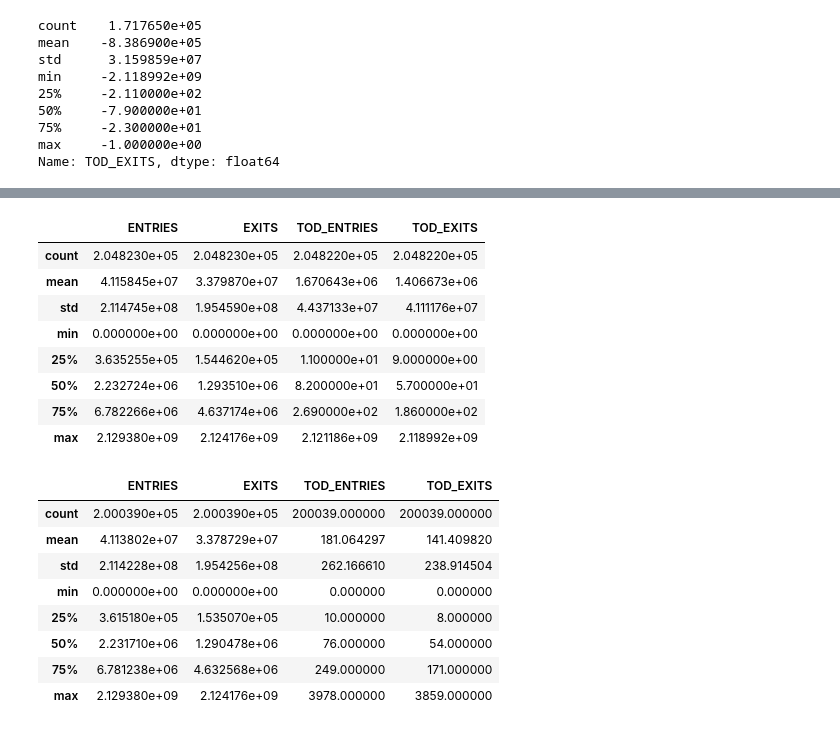
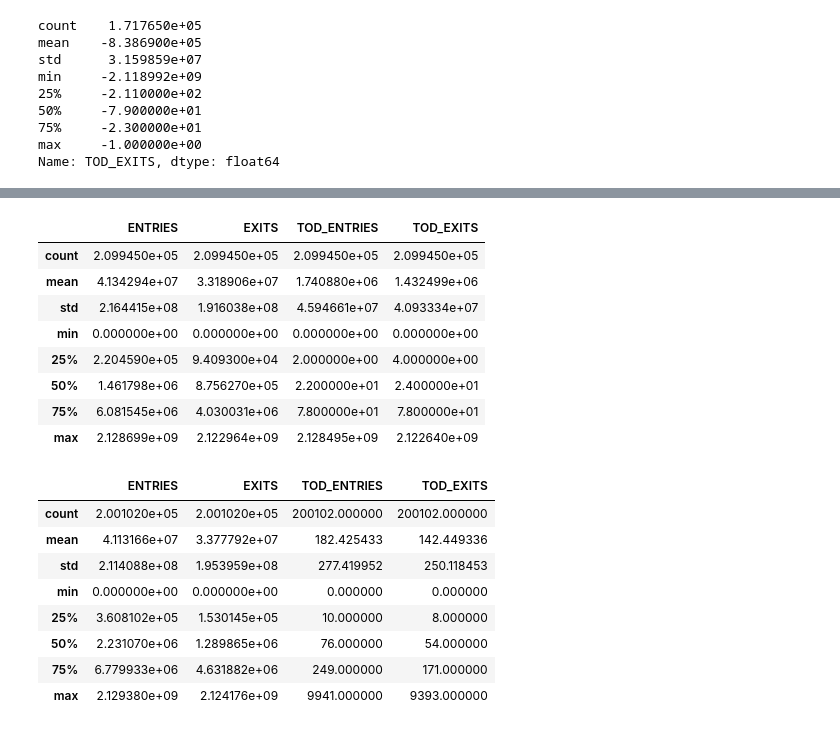
Before and after one commit to manveersadhal/MTA_EDA_project, a Jupyter notebook: Final/final_mta_project.ipynb, the cells around one changed output, grey strips where cells are left out. Drawn from its saved outputs; the diff is of its cells as text; code cells hidden in the pictures.

```diff
--- a/Final/final_mta_project.ipynb
+++ b/Final/final_mta_project.ipynb
@@ -36,7 +37,7 @@ csv_filename = f'mta_data_{week_nums[0]}_to_{week_nums[-1]}.csv'
 turnstiles_df.to_csv(csv_filename, header = False, index = False)
 # %%
 engine = create_engine("sqlite:///mta.db")
-all_data = pd.read_sql('SELECT * FROM mta_data;', engine)
+all_data = pd.read_sql('SELECT * FROM mta_data_2019;', engine)
 # %%
 #add a column with dtype datetime64 with combined date and time
 all_data['DATE_TIME'] = pd.to_datetime(all_data.DATE + " " + all_data.TIME,
@@ -507,6 +468,6 @@ turnstiles_hourly = all_data
 # %%
 #have to reduce date range to perform diff operations, smaller data set
 mask = (turnstiles_hourly['DATE_TIME'].dt.date >= datetime(2019, 4, 7).date()) & (turnstiles_hourly['DATE_TIME'].dt.date <= datetime(2019, 4, 13).date())
-turnstiles_hourly = turnstiles_hourly[mask]
+turnstiles_hourly = turnstiles_hourly[mask].copy()
 # %%
 turnstiles_hourly['TOD_ENTRIES'] = turnstiles_hourly['ENTRIES'].diff()
@@ -527,2 +496,2 @@ See the caveats in the documentation: https://pandas.pydata.org/pandas-docs/stab
 # %%
-turnstiles_hourly.dropna(how = 'any', axis = 0, inplace = False)
+turnstiles_hourly.dropna(how = 'any', axis = 0, inplace = True)
@@ -587,25 +537,25 @@ plt.hist(turnstiles_hourly[mask]['TOD_ENTRIES'], bins = np.arange(0, 5000, 100))
 turnstiles_hourly.describe()
 # %% [output]
 |  | ENTRIES | EXITS | TOD_ENTRIES | TOD_EXITS |
-| count | 2.048230e+05 | 2.048230e+05 | 2.048220e+05 | 2.048220e+05 |
-| mean | 4.115845e+07 | 3.379870e+07 | 1.670643e+06 | 1.406673e+06 |
-| std | 2.114745e+08 | 1.954590e+08 | 4.437133e+07 | 4.111176e+07 |
+| count | 2.099450e+05 | 2.099450e+05 | 2.099450e+05 | 2.099450e+05 |
+| mean | 4.134294e+07 | 3.318906e+07 | 1.740880e+06 | 1.432499e+06 |
+| std | 2.164415e+08 | 1.916038e+08 | 4.594661e+07 | 4.093334e+07 |
 | min | 0.000000e+00 | 0.000000e+00 | 0.000000e+00 | 0.000000e+00 |
-| 25% | 3.635255e+05 | 1.544620e+05 | 1.100000e+01 | 9.000000e+00 |
-| 50% | 2.232724e+06 | 1.293510e+06 | 8.200000e+01 | 5.700000e+01 |
-| 75% | 6.782266e+06 | 4.637174e+06 | 2.690000e+02 | 1.860000e+02 |
-| max | 2.129380e+09 | 2.124176e+09 | 2.121186e+09 | 2.118992e+09 |
+| 25% | 2.204590e+05 | 9.409300e+04 | 2.000000e+00 | 4.000000e+00 |
+| 50% | 1.461798e+06 | 8.756270e+05 | 2.200000e+01 | 2.400000e+01 |
+| 75% | 6.081545e+06 | 4.030031e+06 | 7.800000e+01 | 7.800000e+01 |
+| max | 2.128699e+09 | 2.122964e+09 | 2.128495e+09 | 2.122640e+09 |
 # %%
-mask = (turnstiles_hourly['TOD_ENTRIES'] < 4000) & (turnstiles_hourly['TOD_EXITS'] < 4000)
-turnstiles_hourly = turnstiles_hourly[mask]
+mask = (turnstiles_hourly['TOD_ENTRIES'] < 10000) & (turnstiles_hourly['TOD_EXITS'] < 10000)
+turnstiles_hourly = turnstiles_hourly[mask].copy()
 turnstiles_hourly.describe()
 # %% [output]
 |  | ENTRIES | EXITS | TOD_ENTRIES | TOD_EXITS |
-| count | 2.000390e+05 | 2.000390e+05 | 200039.000000 | 200039.000000 |
-| mean | 4.113802e+07 | 3.378729e+07 | 181.064297 | 141.409820 |
-| std | 2.114228e+08 | 1.954256e+08 | 262.166610 | 238.914504 |
+| count | 2.001020e+05 | 2.001020e+05 | 200102.000000 | 200102.000000 |
+| mean | 4.113166e+07 | 3.377792e+07 | 182.425433 | 142.449336 |
+| std | 2.114088e+08 | 1.953959e+08 | 277.419952 | 250.118453 |
 | min | 0.000000e+00 | 0.000000e+00 | 0.000000 | 0.000000 |
-| 25% | 3.615180e+05 | 1.535070e+05 | 10.000000 | 8.000000 |
-| 50% | 2.231710e+06 | 1.290478e+06 | 76.000000 | 54.000000 |
-| 75% | 6.781238e+06 | 4.632568e+06 | 249.000000 | 171.000000 |
-| max | 2.129380e+09 | 2.124176e+09 | 3978.000000 | 3859.000000 |
+| 25% | 3.608102e+05 | 1.530145e+05 | 10.000000 | 8.000000 |
+| 50% | 2.231070e+06 | 1.289865e+06 | 76.000000 | 54.000000 |
+| 75% | 6.779933e+06 | 4.631882e+06 | 249.000000 | 171.000000 |
+| max | 2.129380e+09 | 2.124176e+09 | 9941.000000 | 9393.000000 |
```
Also changed, not shown: parts of 39 cells of this notebook, 2 other files.
